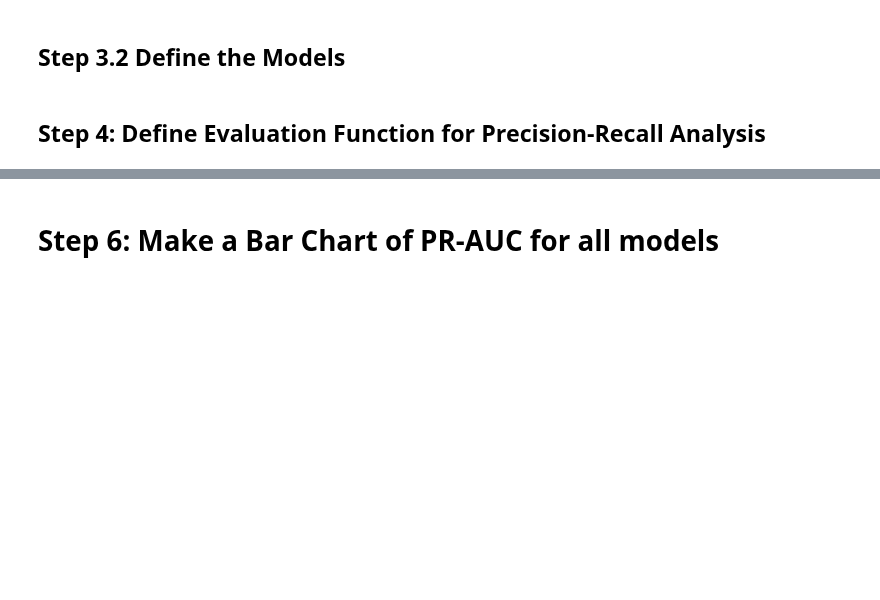
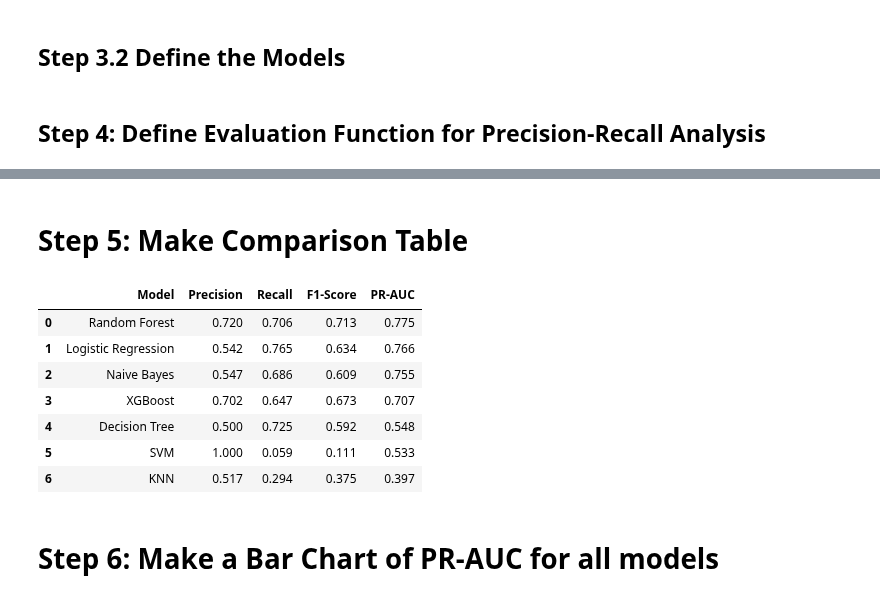
Before and after one commit to junclemente/ads599-capstone_project, a Jupyter notebook: library/07_modeling_countries_reduced.ipynb, the cells around one changed output, grey strips where cells are left out. Saved outputs shown, nothing was run; the diff lists cells and outputs as text; code cells hidden in the pictures; blank space fills up the shorter version.

```diff
--- a/library/07_modeling_countries_reduced.ipynb
+++ b/library/07_modeling_countries_reduced.ipynb
@@ -356,3 +245,30 @@ Parameters: { "use_label_encoder" } are not used.
+# %% [markdown]
+# Step 5: Make Comparison Table
+# %%
+import pandas as pd
+
+comparison_df = (
+    pd.DataFrame(rows)
+      .sort_values(by="PR-AUC", ascending=False)
+      .reset_index(drop=True)
+)
+
+# print with 3 decimal places
+comparison_df.style.format({
+    "Precision": "{:.3f}",
+    "Recall": "{:.3f}",
+    "F1-Score": "{:.3f}",
+    "PR-AUC": "{:.3f}",
+})
+# %% [output]
+|  | Model | Precision | Recall | F1-Score | PR-AUC |
+| 0 | Random Forest | 0.720 | 0.706 | 0.713 | 0.775 |
+| 1 | Logistic Regression | 0.542 | 0.765 | 0.634 | 0.766 |
+| 2 | Naive Bayes | 0.547 | 0.686 | 0.609 | 0.755 |
+| 3 | XGBoost | 0.702 | 0.647 | 0.673 | 0.707 |
+| 4 | Decision Tree | 0.500 | 0.725 | 0.592 | 0.548 |
+| 5 | SVM | 1.000 | 0.059 | 0.111 | 0.533 |
+| 6 | KNN | 0.517 | 0.294 | 0.375 | 0.397 |
 # %% [markdown]
 # Step 6: Make a Bar Chart of PR-AUC for all models
 # %%
```
Also changed, not shown: parts of 5 cells of this notebook.
